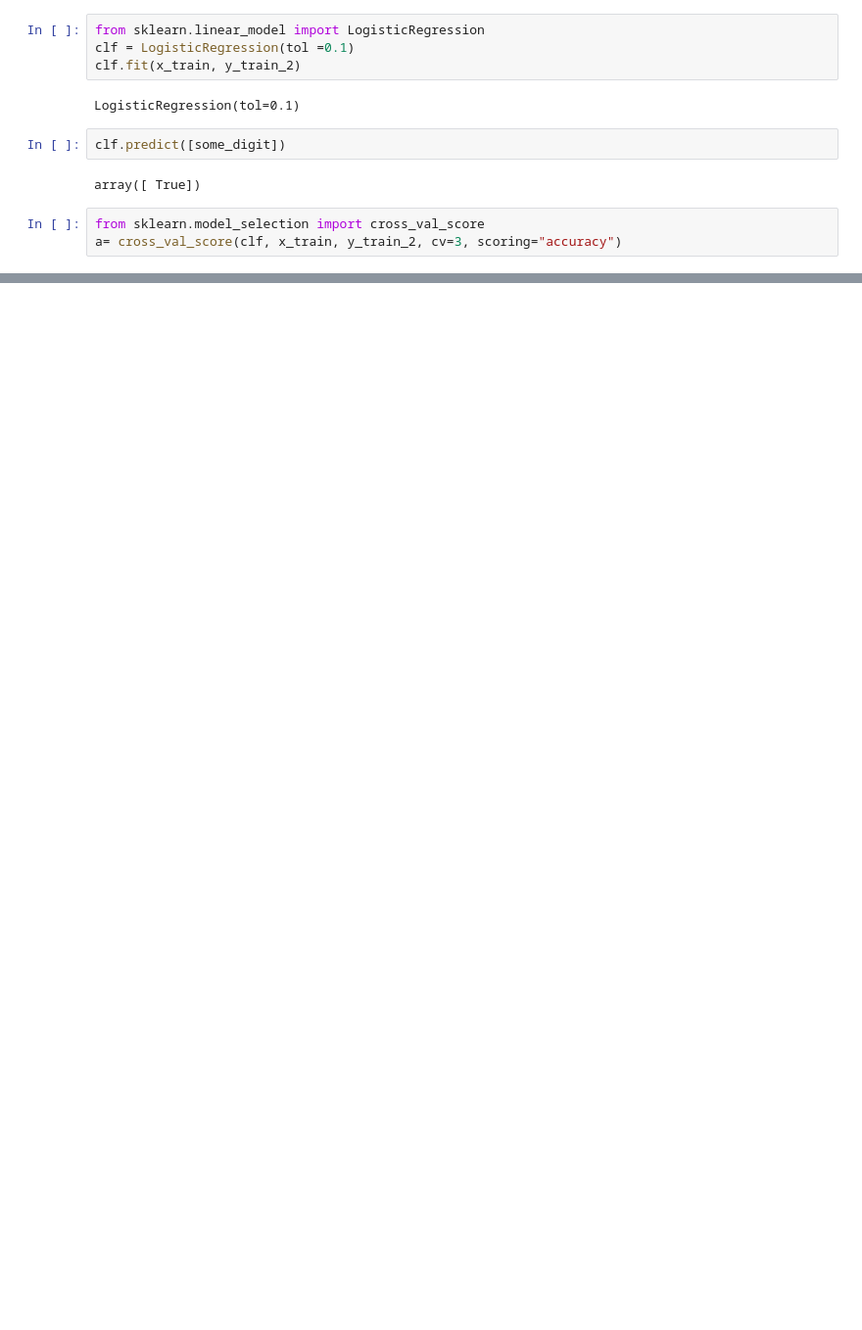
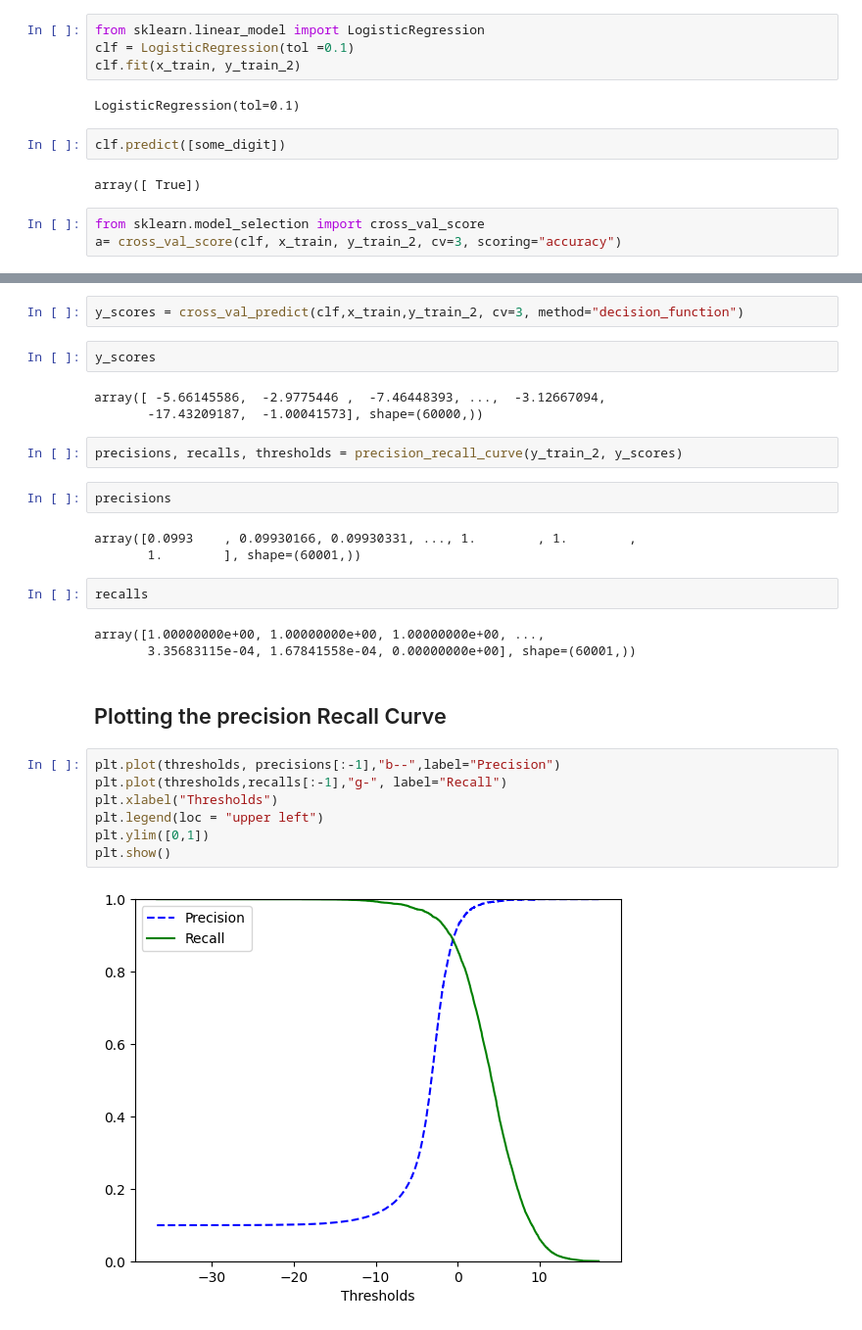
Before and after one commit to 404Dev-notFound/Handwritten-Digit-Recognition, a Jupyter notebook: Handwritten Digit Recognition/Untitled.ipynb, the cells around one changed output, grey strips where cells are left out. Shown at 98% size. Saved outputs shown, nothing was run; the diff lists cells and outputs as text; blank space fills up the shorter version.

```diff
--- a/Handwritten Digit Recognition/Untitled.ipynb
+++ b/Handwritten Digit Recognition/Untitled.ipynb
@@ -265,0 +340,30 @@ np.float64(0.9790000000000001)
+# %%
+y_scores = cross_val_predict(clf,x_train,y_train_2, cv=3, method="decision_function")
+# %%
+y_scores
+# %% [output]
+array([ -5.66145586,  -2.9775446 ,  -7.46448393, ...,  -3.12667094,
+       -17.43209187,  -1.00041573], shape=(60000,))
+# %%
+precisions, recalls, thresholds = precision_recall_curve(y_train_2, y_scores)
+# %%
+precisions
+# %% [output]
+array([0.0993    , 0.09930166, 0.09930331, ..., 1.        , 1.        ,
+       1.        ], shape=(60001,))
+# %%
+recalls
+# %% [output]
+array([1.00000000e+00, 1.00000000e+00, 1.00000000e+00, ...,
+       3.35683115e-04, 1.67841558e-04, 0.00000000e+00], shape=(60001,))
+# %% [markdown]
+## Plotting the precision Recall Curve
+# %%
+plt.plot(thresholds, precisions[:-1],"b--",label="Precision")
+plt.plot(thresholds,recalls[:-1],"g-", label="Recall")
+plt.xlabel("Thresholds")
+plt.legend(loc = "upper left")
+plt.ylim([0,1])
+plt.show()
+# %% [output]
+[figure, added]
```
Also changed, not shown: parts of 22 cells of this notebook.
